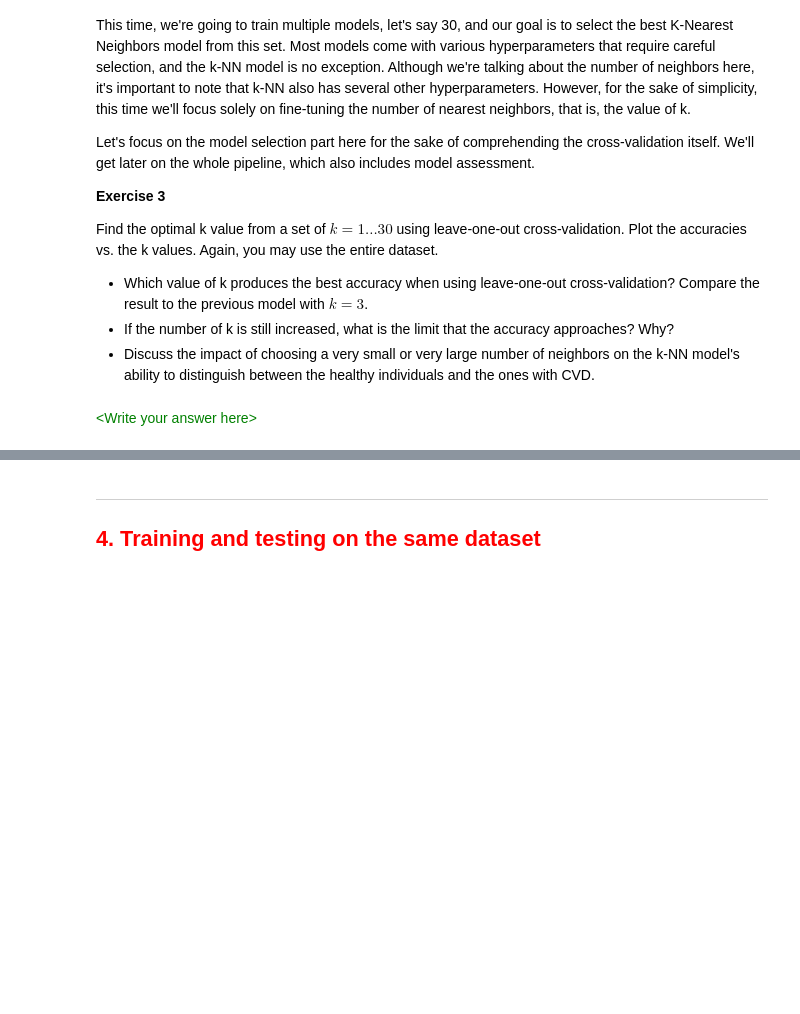
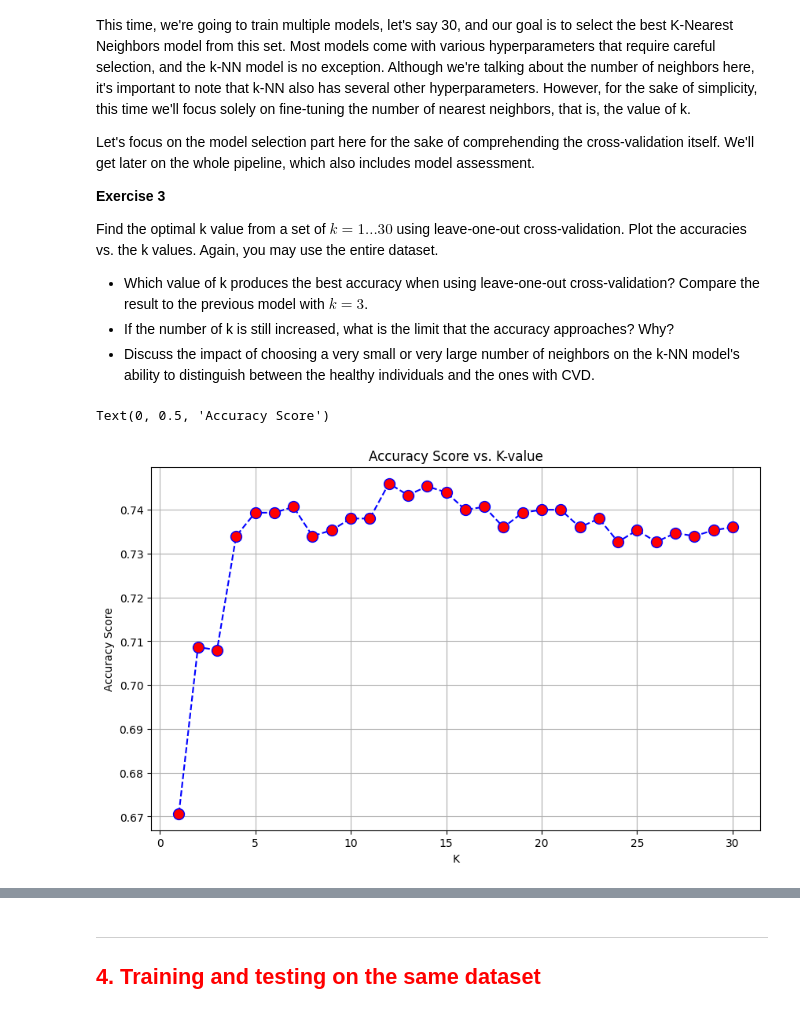
Before and after one commit to konstanyman/DAKD-E2, a Jupyter notebook: DAKD2023_ex2_Konsta_Nyman.ipynb, the cells around one changed output, grey strips where cells are left out. Drawn from its saved outputs; the diff is of its cells as text; code cells hidden in the pictures; blank space fills up the shorter version.

```diff
--- a/DAKD2023_ex2_Konsta_Nyman.ipynb
+++ b/DAKD2023_ex2_Konsta_Nyman.ipynb
@@ -337,0 +356,11 @@ Let's keep the focus on detecting the CVD, so once again we utilize the k-NN mod
+# %%
+### Code - Leave-one-out cross-validation
+
+# standardize features
+scaler = StandardScaler().fit(features) #fit the scaler
+features = scaler.transform(features) #normalize training data
+
+# cross-validation scores
+loo = LeaveOneOut()
+scores = cross_val_score(knn_model, features, labels, cv=loo)
+scores
@@ -359,2 +395,21 @@ Find the optimal k value from a set of $k=1...30$ using leave-one-out cross-vali
-# %% [markdown]
-<font color = green>\<Write your answer here\></font>
+# %%
+### Code - Select best model
+
+loo_accuracies = []
+
+for i in range(1,31):
+    knn = KNeighborsClassifier(n_neighbors=i)
+    score = cross_val_score(knn, features, labels, cv=loo)
+    loo_accuracies.append(score.mean())
+# %%
+### Code - Plot the accuracies vs. the values for k
+
+plt.figure(figsize=(10,6))
+plt.plot(range(1,31), loo_accuracies, color='blue', linestyle='dashed', marker='o', markerfacecolor='red', markersize=10)
+plt.title('Accuracy Score vs. K-value')
+plt.grid()
+plt.xlabel('K')
+plt.ylabel('Accuracy Score')
+# %% [output]
+Text(0, 0.5, 'Accuracy Score')
+[figure, added]
```
Also changed, not shown: parts of 42 cells of this notebook.
